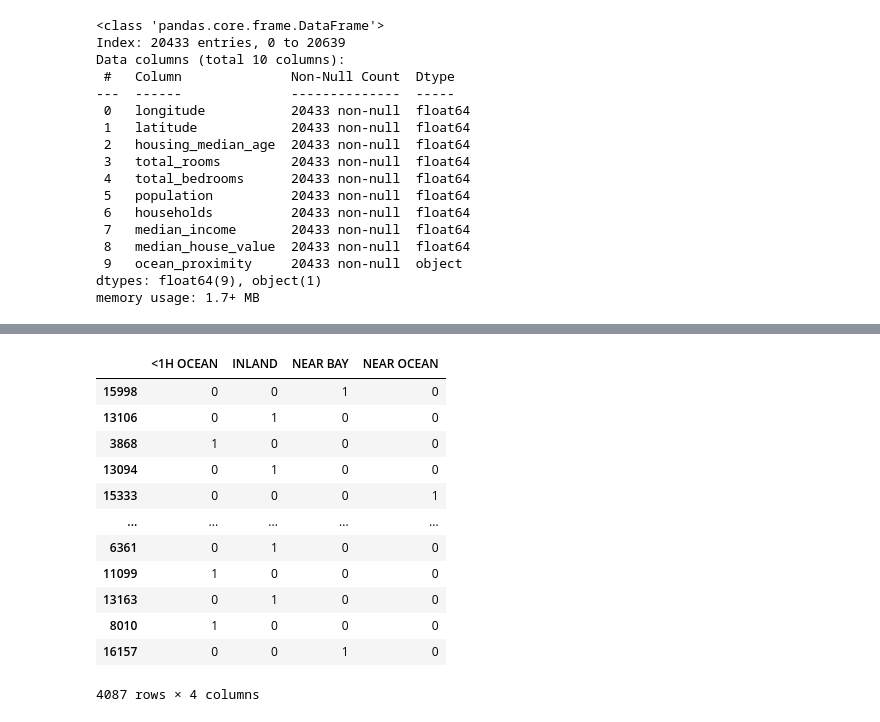
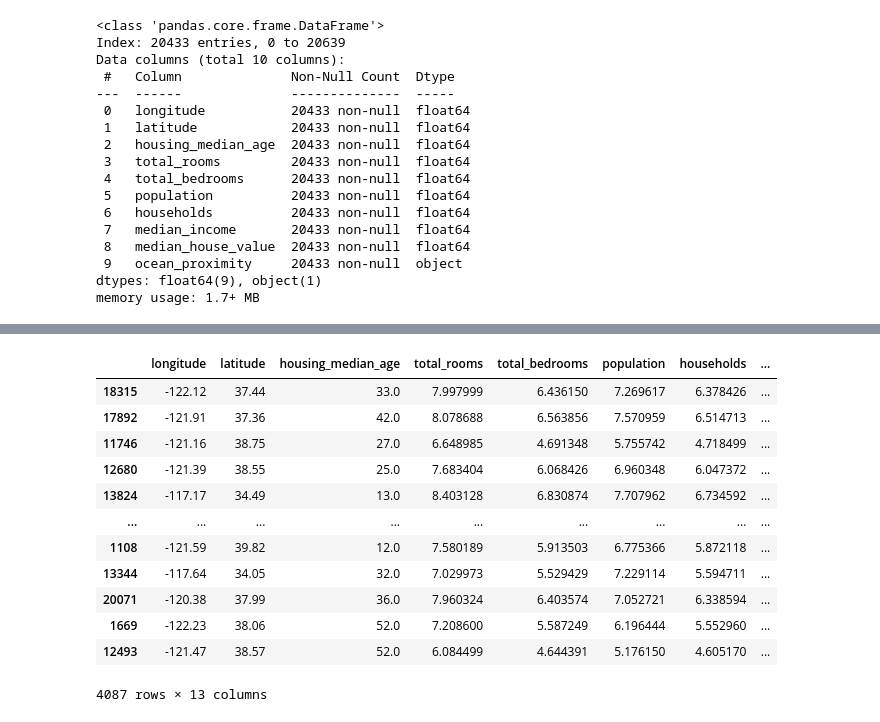
Before and after one commit to honorejabiro/House-Price-Prediction, a Jupyter notebook: notebooks/Untitled.ipynb, the cells around one changed output, grey strips where cells are left out. Drawn from its saved outputs; the diff is of its cells as text; code cells hidden in the pictures.

```diff
--- a/notebooks/Untitled.ipynb
+++ b/notebooks/Untitled.ipynb
@@ -169,17 +169,19 @@ NEAR BAY       491
 Name: count, dtype: int64
 # %%
-pd.get_dummies(train_data['ocean_proximity']).astype(int)
+train_data = train_data.join(pd.get_dummies(train_data['ocean_proximity']).astype(int)).drop(['ocean_proximity'], axis=1)
-# %% [output]
-|  | <1H OCEAN | INLAND | NEAR BAY | NEAR OCEAN |
-| 15998 | 0 | 0 | 1 | 0 |
-| 13106 | 0 | 1 | 0 | 0 |
-| 3868 | 1 | 0 | 0 | 0 |
-| 13094 | 0 | 1 | 0 | 0 |
-| 15333 | 0 | 0 | 0 | 1 |
-| ... | ... | ... | ... | ... |
-| 6361 | 0 | 1 | 0 | 0 |
-| 11099 | 1 | 0 | 0 | 0 |
-| 13163 | 0 | 1 | 0 | 0 |
-| 8010 | 1 | 0 | 0 | 0 |
-| 16157 | 0 | 0 | 1 | 0 |
-4087 rows × 4 columns
+# %%
+train_data
+# %% [output]
+|  | longitude | latitude | housing_median_age | total_rooms | total_bedrooms | population | households | ... |
+| 18315 | -122.12 | 37.44 | 33.0 | 7.997999 | 6.436150 | 7.269617 | 6.378426 | ... |
+| 17892 | -121.91 | 37.36 | 42.0 | 8.078688 | 6.563856 | 7.570959 | 6.514713 | ... |
+| 11746 | -121.16 | 38.75 | 27.0 | 6.648985 | 4.691348 | 5.755742 | 4.718499 | ... |
+| 12680 | -121.39 | 38.55 | 25.0 | 7.683404 | 6.068426 | 6.960348 | 6.047372 | ... |
+| 13824 | -117.17 | 34.49 | 13.0 | 8.403128 | 6.830874 | 7.707962 | 6.734592 | ... |
+| ... | ... | ... | ... | ... | ... | ... | ... | ... |
+| 1108 | -121.59 | 39.82 | 12.0 | 7.580189 | 5.913503 | 6.775366 | 5.872118 | ... |
+| 13344 | -117.64 | 34.05 | 32.0 | 7.029973 | 5.529429 | 7.229114 | 5.594711 | ... |
+| 20071 | -120.38 | 37.99 | 36.0 | 7.960324 | 6.403574 | 7.052721 | 6.338594 | ... |
+| 1669 | -122.23 | 38.06 | 52.0 | 7.208600 | 5.587249 | 6.196444 | 5.552960 | ... |
+| 12493 | -121.47 | 38.57 | 52.0 | 6.084499 | 4.644391 | 5.176150 | 4.605170 | ... |
+4087 rows × 13 columns
```
Also changed, not shown: parts of 20 cells of this notebook.
